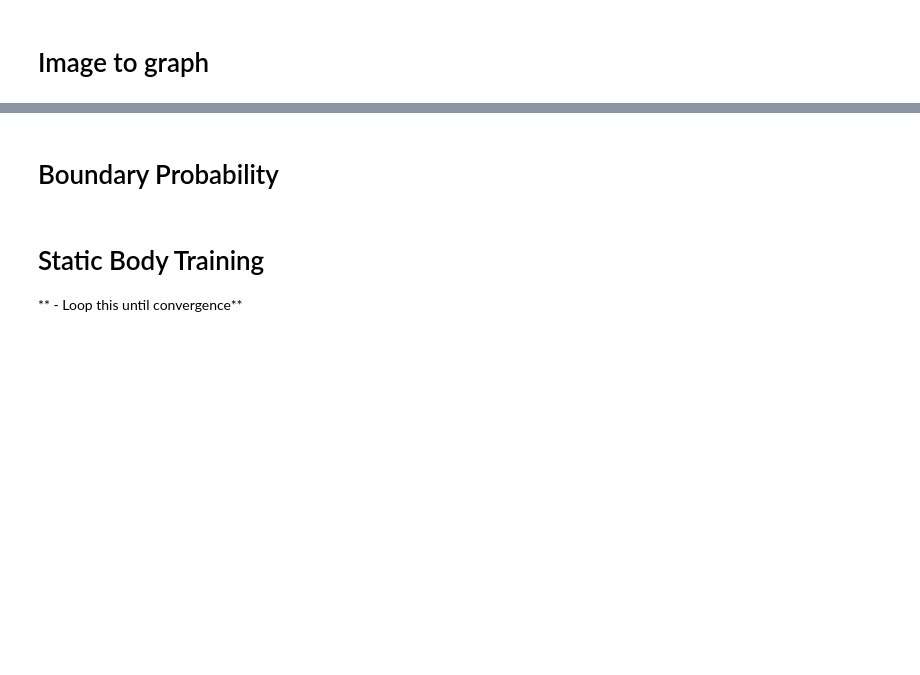
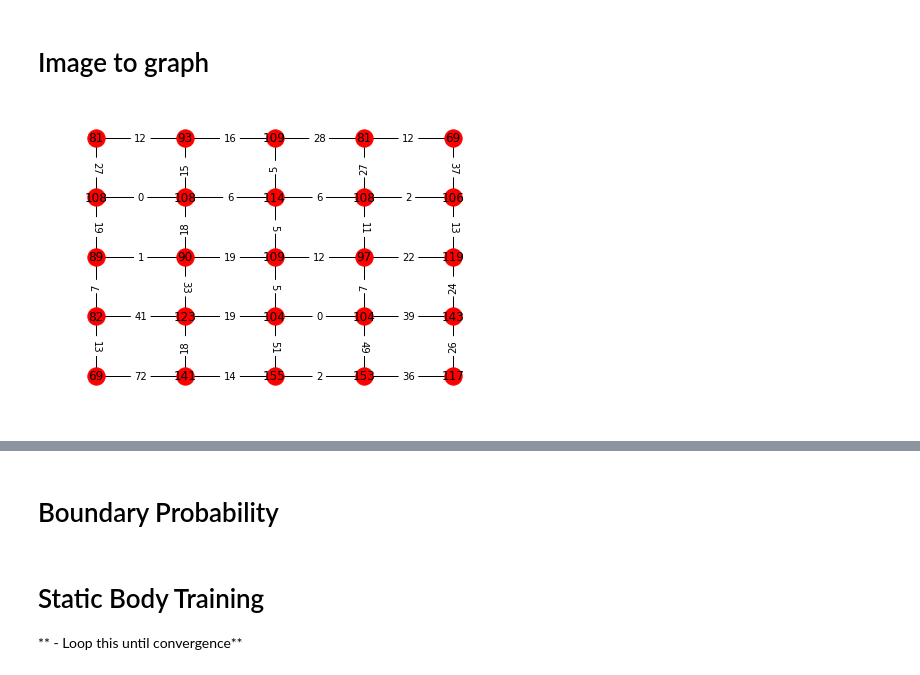
Before and after one commit to Collin-Emerson-Miller/Learned-Watershed-Segmentation, a Jupyter notebook: Pipeline.ipynb, the cells around one changed output, grey strips where cells are left out. Drawn from its saved outputs; the diff is of its cells as text; code cells hidden in the pictures; blank space fills up the shorter version.

Commit message:
grid is now properly 4-connected

```diff
--- a/Pipeline.ipynb
+++ b/Pipeline.ipynb
@@ -95,0 +102,38 @@ for row in range(img.shape[0]):
+# %%
+def view_graph(img, graph, pixel_values=False):
+
+    positions = dict()
+    for row in range(img.shape[0]):
+        for col in range(img.shape[1]):
+            positions[(row,col)] = ((col), (img.shape[1]-row))
+
+    pos = nx.spring_layout(graph,pos=positions, fixed = graph.nodes())
+    labels = nx.get_edge_attributes(graph,'weight')
+
+    if pixel_values:
+        values = nx.get_node_attributes(graph,'value')
+        nx.draw(graph,pos,labels=values)
+    else:
+        nx.draw(graph,pos)
+        nx.draw_networkx_labels(graph,pos)
+
+    edge_labels = nx.draw_networkx_edge_labels(graph,pos,edge_labels=labels)
+# %%
+# Set image size
+img_resize=(5,5,1)
+
+#import Images
+img = cv2.imread('1O.jpg', 0)
+gt = cv2.imread('1G.jpg', 0)
+img = img[0:img_resize[0], 0:img_resize[1]]
+gt = gt[0:img_resize[0], 0:img_resize[1]]
+img = img.astype(np.int16)
+gt = gt.astype(np.int16)
+
+#Translate image to 4 connected grid graph
+image_graph = img_to_graph(img)
+ground_truth_graph = img_to_graph(gt)
+# %%
+view_graph(img, image_graph,pixel_values=True)
+# %% [output]
+[figure, added]
```
Also changed, not shown: parts of 30 cells of this notebook, 3 other files.
